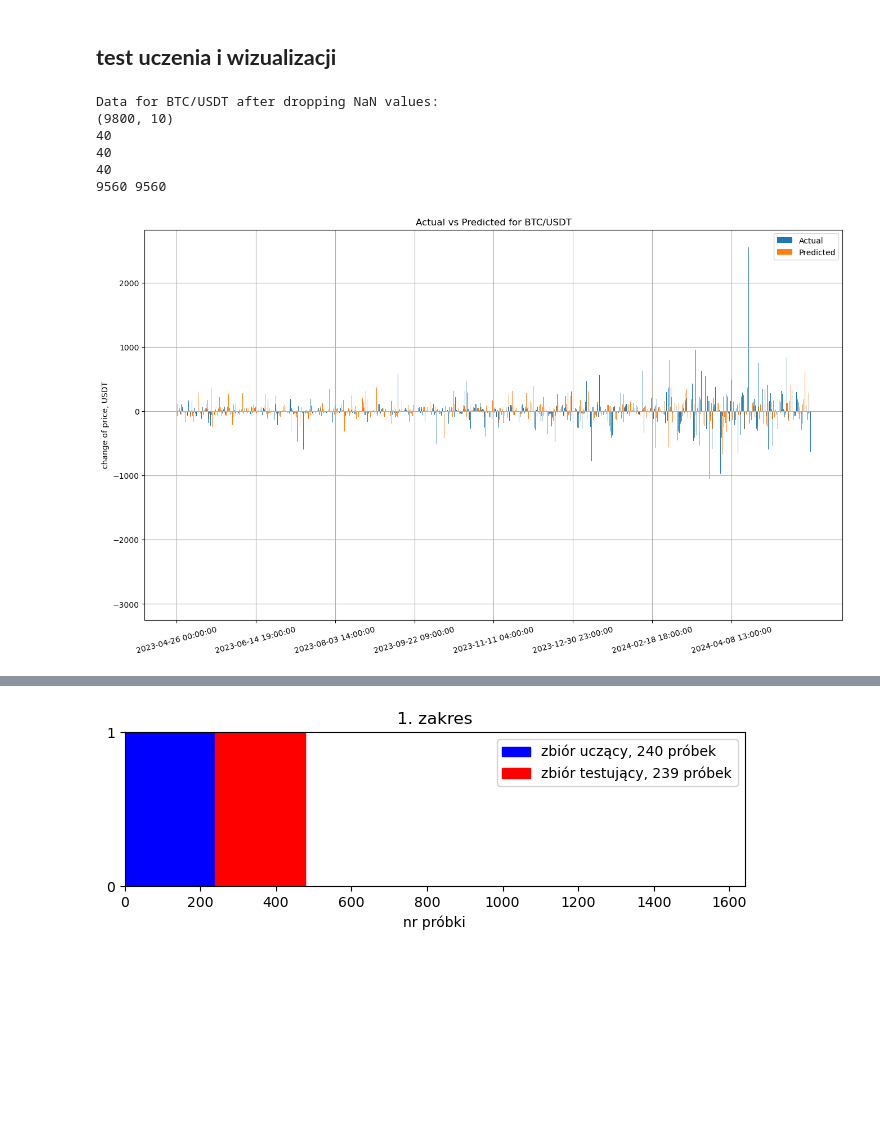
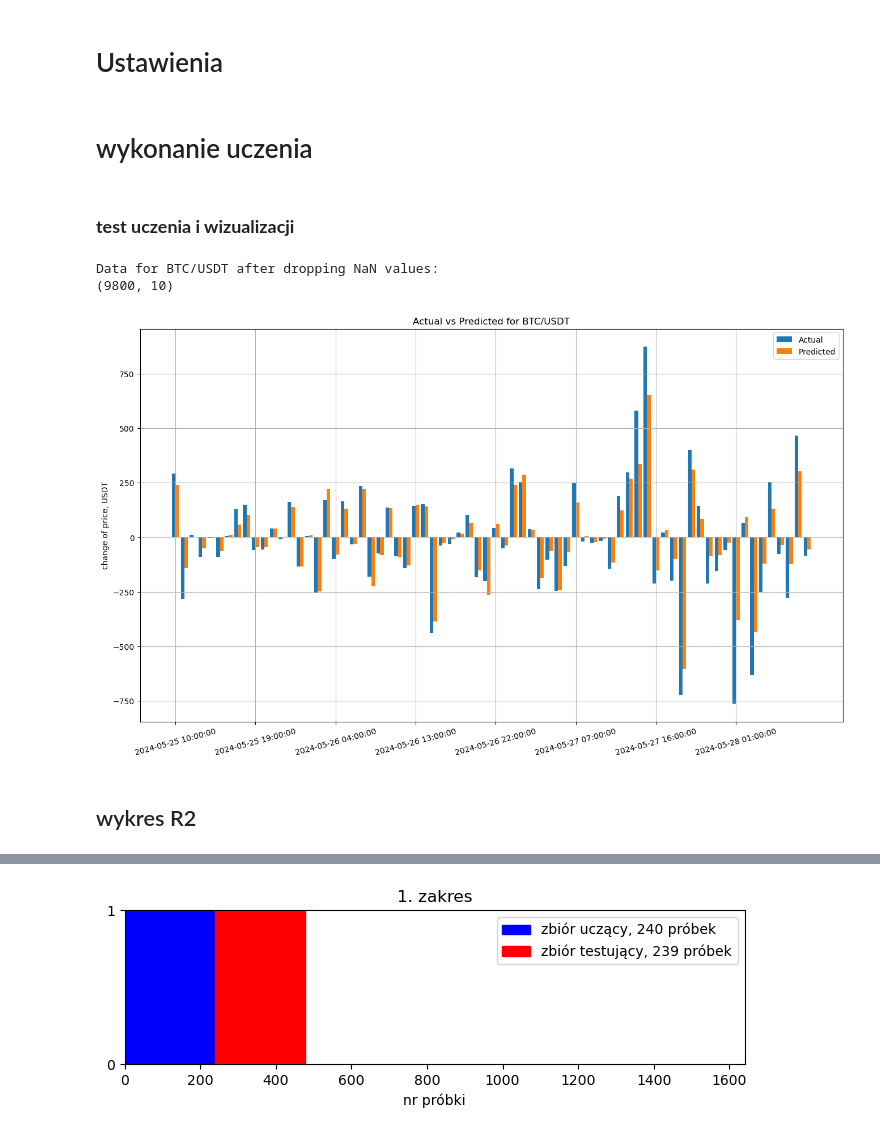
Before and after one commit to szym98/WSB_ML_crypto_model, a Jupyter notebook: Main_CryptoML.ipynb, the cells around one changed output, grey strips where cells are left out. Drawn from its saved outputs; the diff is of its cells as text; code cells hidden in the pictures; blank space fills up the shorter version.

```diff
--- a/Main_CryptoML.ipynb
+++ b/Main_CryptoML.ipynb
@@ -37 +107,3 @@ Successfully installed ta-0.11.0
+# %% [markdown]
+# Ustawienia
 # %%
@@ -62,3 +112,5 @@ symbols= ['BTC/USDT', 'ETH/USDT', 'DOT/USDT', 'ADA/USDT', 'SOL/USDT']
 timeframe = '1h'
 #n_hours = 25000  # ok. 3 lata
 n_hours = 10000  # ponad rok
+# %% [markdown]
+# wykonanie uczenia
@@ -65,5 +122,5 @@ n_hours = 10000  # ponad rok
 # %% [markdown]
-## **test uczenia i wizualizacji** ##
+### **test uczenia i wizualizacji**
 # %%
 dataframe = fetch_ohlcv(symbols[0], timeframe=timeframe, n_frames=n_hours)
 
@@ -88,42 +145,40 @@ X_scaled = scaler.fit_transform(X)
 tscv = TimeSeriesSplit(n_splits=40)
 predictions = []
 R2 = []
 RSS = []
 MAE = []
 
 for train_index, test_index in tscv.split(X_scaled):
     X_train = scaler.fit_transform(X.values[train_index])
     X_test = scaler.fit_transform(X.values[test_index])
     y_train, y_test = y.iloc[train_index], y.iloc[test_index]
     model.fit(X_train, y_train)
     y_pred = model.predict(X_test)
     predictions.extend(y_pred)
     R2.append( r2_score(y_test, y_pred) )
     RSS.append( np.sum( np.square(y_test - y_pred) ) )
     MAE.append( mean_absolute_error(y_test, y_pred) )
 
 # Plotting the results
 fig, ax = plt.subplots(figsize=(16, 9))
 x_temp = np.arange(len(dataframe.index[-len(predictions):]))
 w = 0.4
-ax.bar(x_temp - w/2, y.iloc[-len(predictions):], width=w, label="Actual")
-ax.bar(x_temp + w/2, predictions, width=w, label="Predicted")
+ax.bar(x_temp[-72:] - w/2, y.iloc[-72:], width=w, label="Actual")
+ax.bar(x_temp[-72:] + w/2, predictions[-72:], width=w, label="Predicted")
 ax.set_ylabel("change of price, USDT")
-ax.set_xticks(x_temp)
-ax.set_xticklabels(dataframe.index[-len(predictions):].astype(str), rotation=15)
+ax.set_xticks(x_temp[-72:])
+ax.set_xticklabels(dataframe.index[-72:].astype(str), rotation=15)
 plt.locator_params(axis="x", nbins=8)
 ax.grid(True)
 ax.set_title(f"Actual vs Predicted for {symbols[0]}")
 ax.legend()
 plt.show()
 # %% [output]
 Data for BTC/USDT after dropping NaN values:
 (9800, 10)
-40
-40
-40
-9560 9560
-[figure, old version]
+[figure, new version]
+# %% [markdown]
+## wykres R2
 # %%
 print(R2[8:12])
 plt.figure(figsize=(16,9))
```
Also changed, not shown: parts of 16 cells of this notebook.
